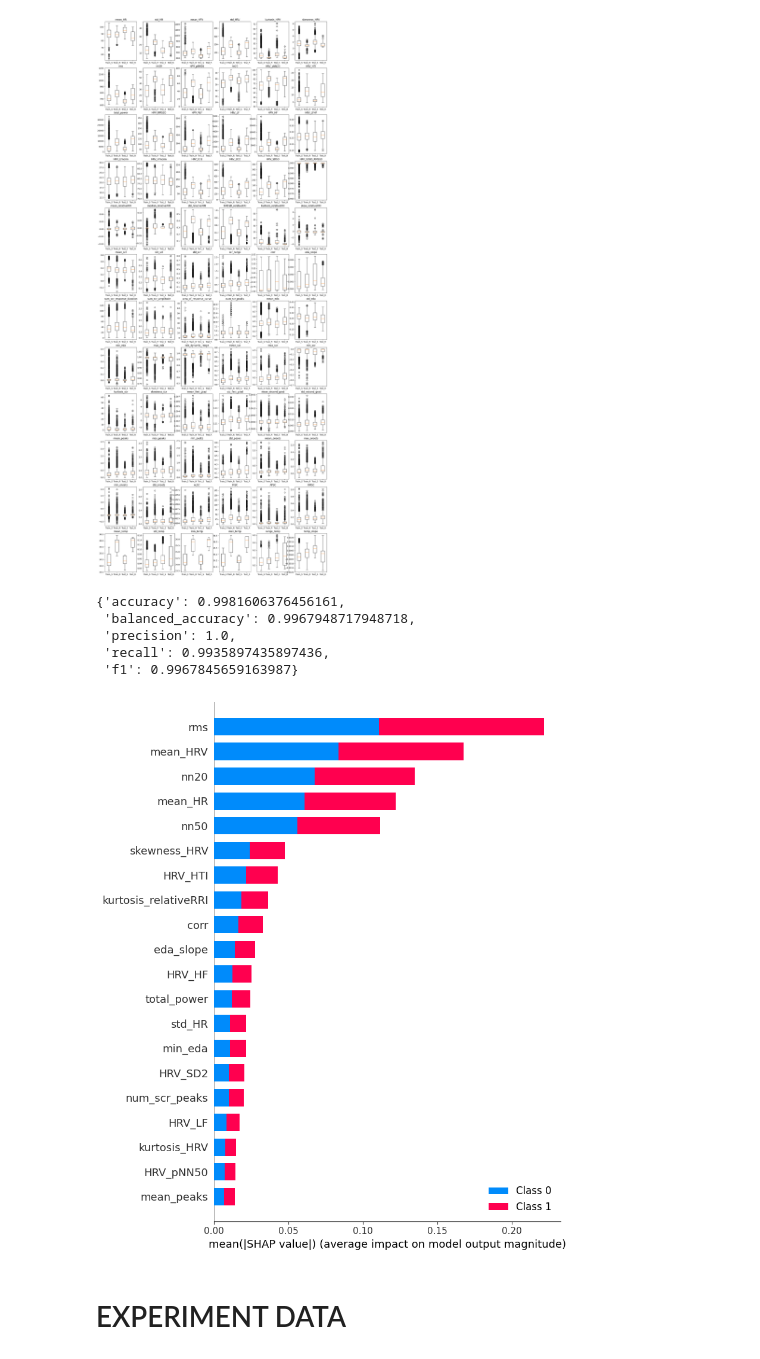
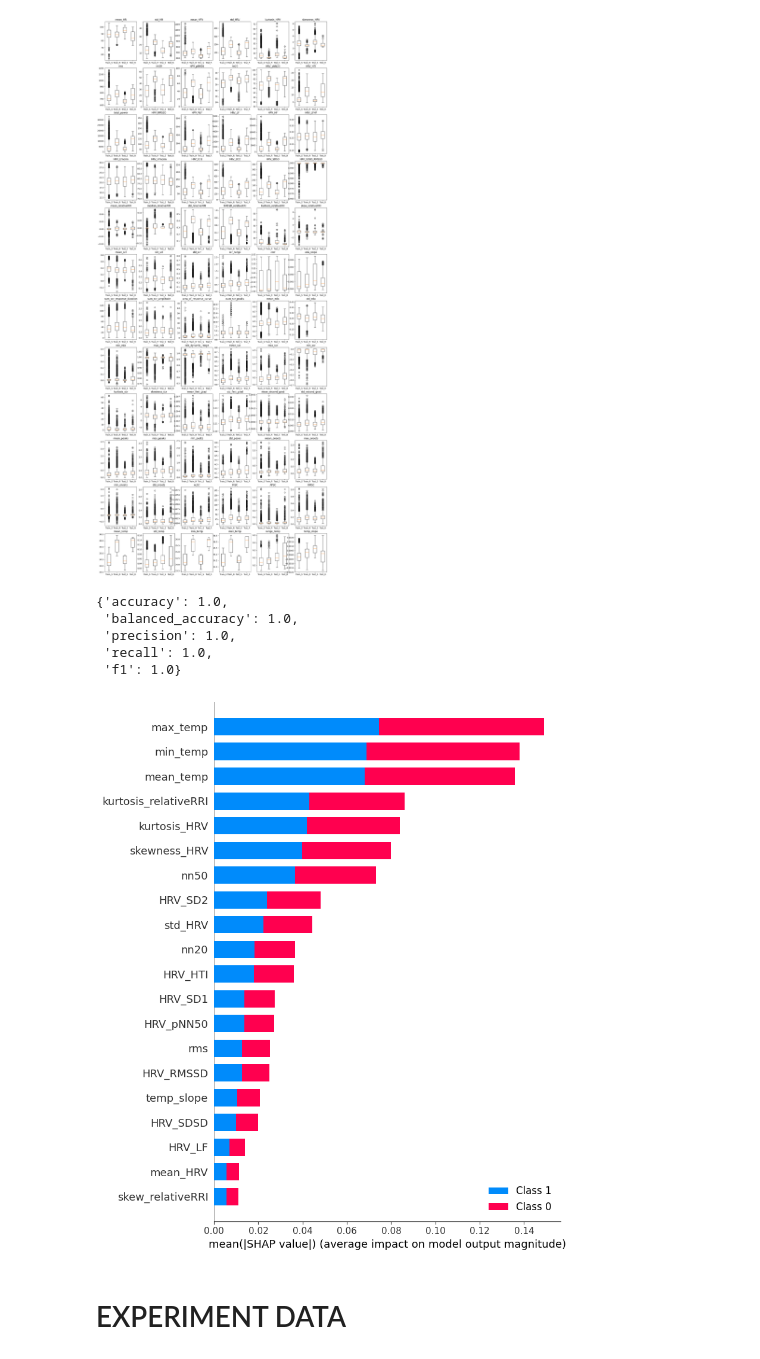
Before and after one commit to nvtu/Stress-Detection-Processor, a Jupyter notebook: experiment_scripts/feature_analysis.ipynb, the cells around one changed output. Saved outputs shown, nothing was run; the diff lists cells and outputs as text; code cells hidden in the pictures.

```diff
--- a/experiment_scripts/feature_analysis.ipynb
+++ b/experiment_scripts/feature_analysis.ipynb
@@ -320,22 +321,22 @@ clf = ExtraTreesClassifier(
 # %%
 # Re-train models in the lab for user
 scaler = StandardScaler()
-scaler.fit(user_data[user_id]['X_train'][:, :66])
-clf.fit(scaler.transform(user_data[user_id]['X_train'][:, :66]), user_data[user_id]['y_train'])
-y_pred = clf.predict(scaler.transform(user_data[user_id]['X_test'][:, :66]))
+scaler.fit(user_data[user_id]['X_train'][:, :])
+clf.fit(scaler.transform(user_data[user_id]['X_train'][:, :]), user_data[user_id]['y_train'])
+y_pred = clf.predict(scaler.transform(user_data[user_id]['X_test'][:, :]))
 Evaluator().evaluate(user_data[user_id]['y_test'], y_pred)
 # %% [output]
-{'accuracy': 0.9981606376456161,
- 'balanced_accuracy': 0.9967948717948718,
+{'accuracy': 1.0,
+ 'balanced_accuracy': 1.0,
  'precision': 1.0,
- 'recall': 0.9935897435897436,
- 'f1': 0.9967845659163987}
+ 'recall': 1.0,
+ 'f1': 1.0}
 # %%
 explainer = shap.TreeExplainer(clf)
-shap_values = explainer.shap_values(user_data[user_id]['X_test'][:, :66])
+shap_values = explainer.shap_values(user_data[user_id]['X_test'][:, :])
 # %%
-shap.summary_plot(shap_values, user_data[user_id]['X_test'][:, :66], feature_names=feature_names)
+shap.summary_plot(shap_values, user_data[user_id]['X_test'][:, :], feature_names=feature_names)
 # %% [output]
-[figure, old version]
+[figure, new version]
 # %% [markdown]
 # EXPERIMENT DATA
```
Also changed, not shown: parts of 10 cells of this notebook, 14 other files.
